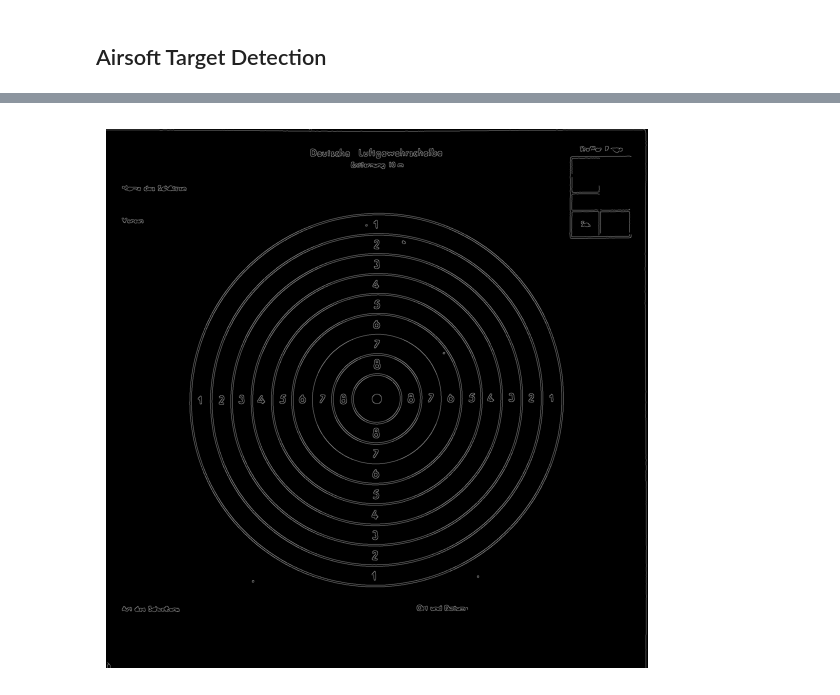
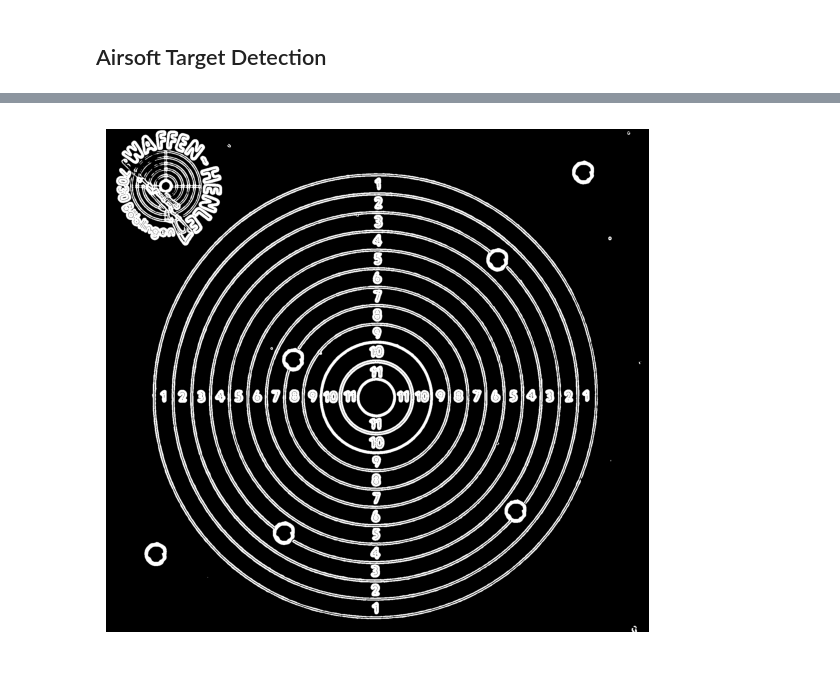
Before and after one commit to NiclasEgeler/AirgunTarget, a Jupyter notebook: target_detection.ipynb, the cells around one changed output, grey strips where cells are left out. Cells and saved outputs as stored; diff of their text form; code cells hidden in the pictures.

```diff
--- a/target_detection.ipynb
+++ b/target_detection.ipynb
@@ -23,7 +22,7 @@ def show_image(img, cmap=None, name=None, size=None):
         plt.title(name)
     plt.show()
 # %%
-image = io.imread('resources/aligned/clean_small_1.jpg')
+image = io.imread('resources/aligned/shot_4.jpg')
 #image = cv2.resize(image, (0, 0), fx=0.35, fy=0.35)
 show_image(image)
 image.shape
@@ -43,7 +42,18 @@ show_image(gray_image, cmap='gray', size=(7,7))
 # %%
-canny = cv2.Canny(image=gray_image, threshold1=30, threshold2=70)
+# canny = cv2.Canny(image=gray_image, threshold1=35, threshold2=200)
+
+sobelx = cv2.Sobel(gray_image, cv2.CV_64F, 1, 0, ksize=3)
+sobely = cv2.Sobel(gray_image, cv2.CV_64F, 0, 1, ksize=3)
+sobel = cv2.magnitude(sobelx, sobely)
+
+# Normalize and threshold the result
+sobel = cv2.normalize(sobel, None, 0, 255, cv2.NORM_MINMAX, cv2.CV_8U)
+threshold = 40
+sobel[sobel < threshold] = 0
+sobel[sobel >= threshold] = 255
+canny = sobel
 # canny = io.imread('resources/aligned/test.png')
 # canny = cv2.cvtColor(canny, cv2.COLOR_BGR2GRAY)
 show_image(canny, cmap='gray', size=(7,7))
 # %% [output]
-[figure, old version]
+[figure, new version]
```
Also changed, not shown: parts of 10 cells of this notebook, 2 other files.
